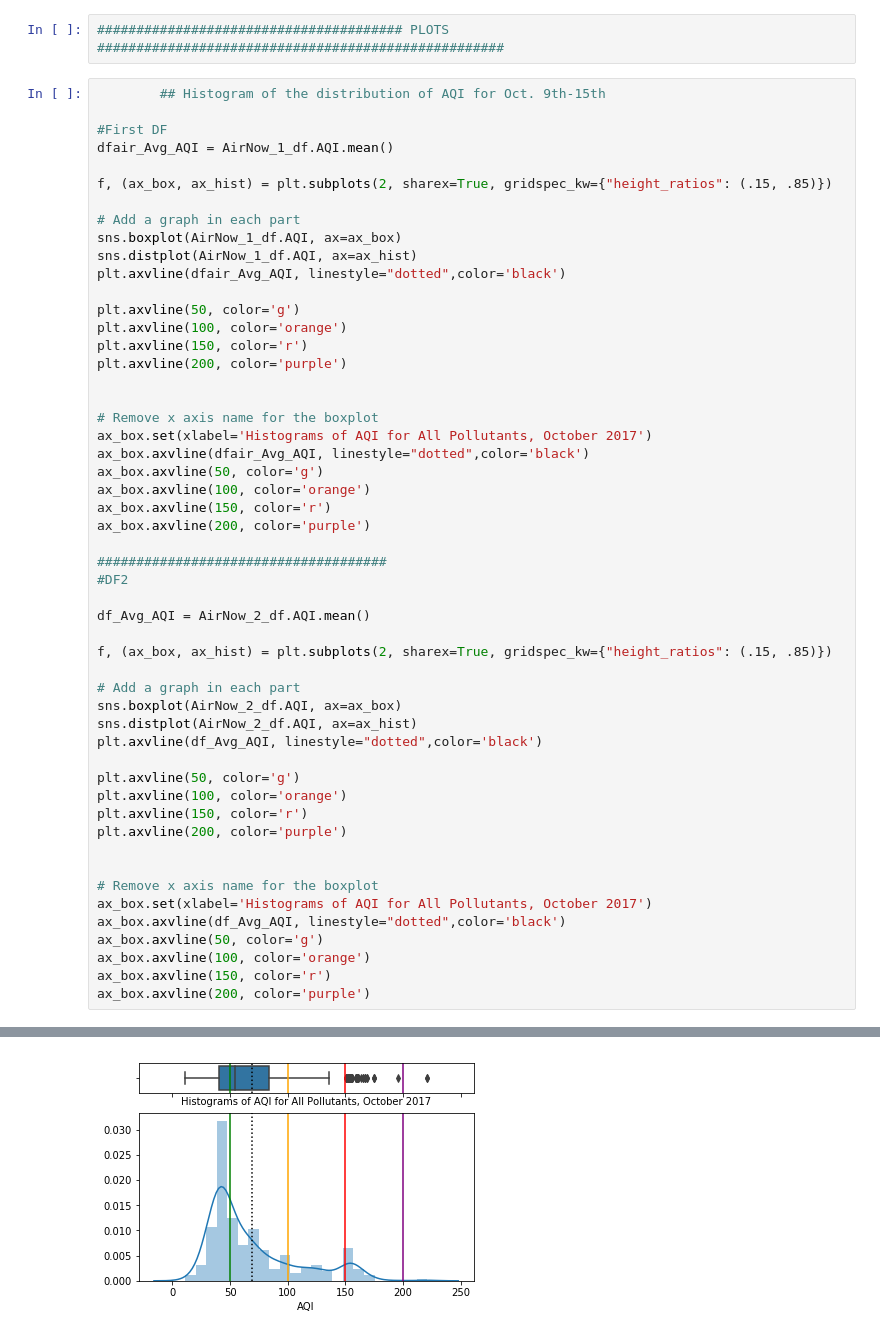
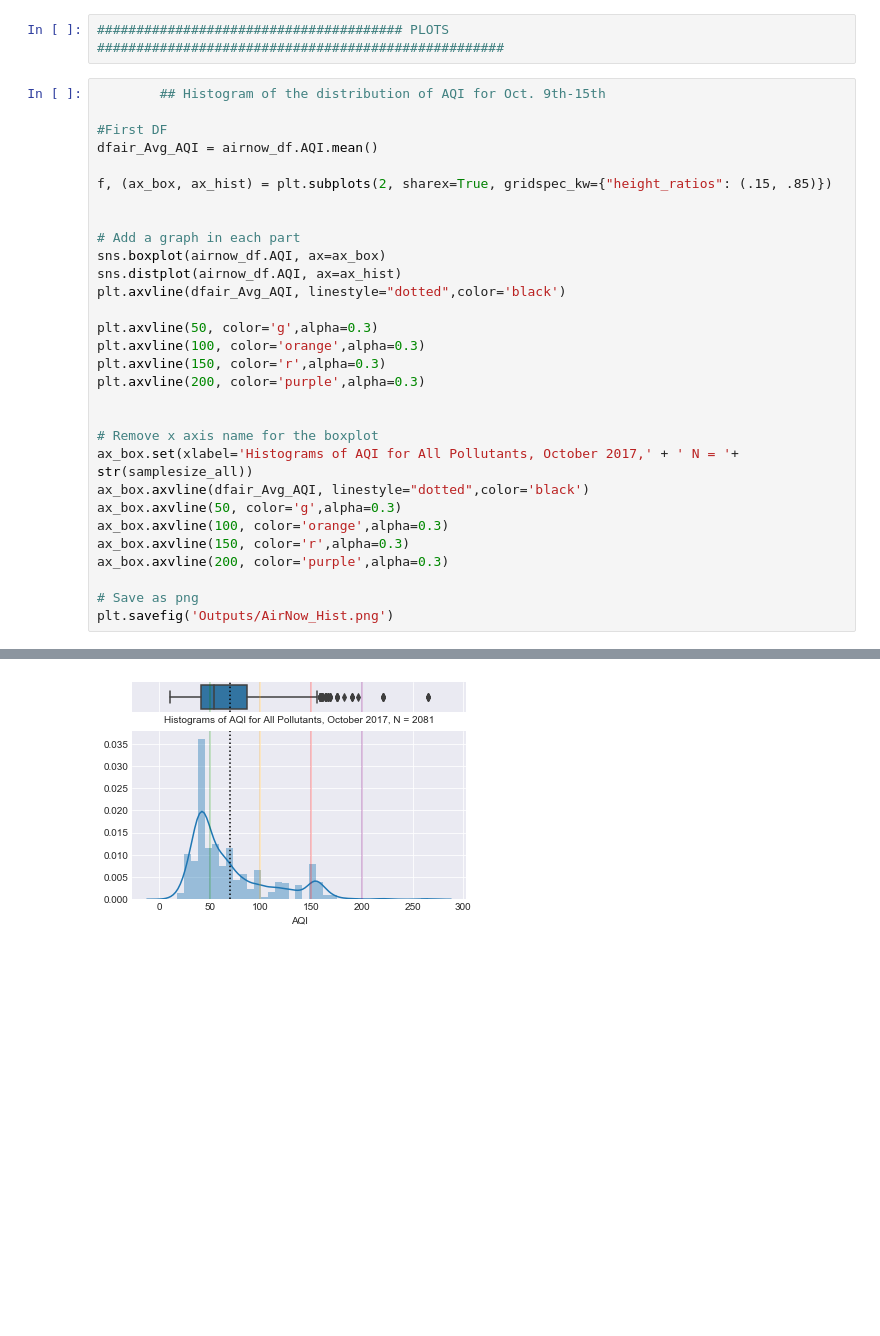
Before and after one commit to HP-Nunes/airQualityInTheBayArea_October2017, a Jupyter notebook: Push_to_Master/Master_Notebook.ipynb, the cells around one changed output, grey strips where cells are left out. Cells and saved outputs as stored; diff of their text form; blank space fills up the shorter version.

```diff
--- a/Push_to_Master/Master_Notebook.ipynb
+++ b/Push_to_Master/Master_Notebook.ipynb
@@ -281,52 +384,30 @@ Name: AQI, dtype: float64
         ## Histogram of the distribution of AQI for Oct. 9th-15th
 
 #First DF
-dfair_Avg_AQI = AirNow_1_df.AQI.mean()
+dfair_Avg_AQI = airnow_df.AQI.mean()
 
 f, (ax_box, ax_hist) = plt.subplots(2, sharex=True, gridspec_kw={"height_ratios": (.15, .85)})
 
+
 # Add a graph in each part
-sns.boxplot(AirNow_1_df.AQI, ax=ax_box)
-sns.distplot(AirNow_1_df.AQI, ax=ax_hist)
+sns.boxplot(airnow_df.AQI, ax=ax_box)
+sns.distplot(airnow_df.AQI, ax=ax_hist)
 plt.axvline(dfair_Avg_AQI, linestyle="dotted",color='black')
 
-plt.axvline(50, color='g')
-plt.axvline(100, color='orange')
-plt.axvline(150, color='r')
-plt.axvline(200, color='purple')
+plt.axvline(50, color='g',alpha=0.3)
+plt.axvline(100, color='orange',alpha=0.3)
+plt.axvline(150, color='r',alpha=0.3)
+plt.axvline(200, color='purple',alpha=0.3)
 
 
 # Remove x axis name for the boxplot
-ax_box.set(xlabel='Histograms of AQI for All Pollutants, October 2017')
+ax_box.set(xlabel='Histograms of AQI for All Pollutants, October 2017,' + ' N = '+ str(samplesize_all))
 ax_box.axvline(dfair_Avg_AQI, linestyle="dotted",color='black')
-ax_box.axvline(50, color='g')
-ax_box.axvline(100, color='orange')
-ax_box.axvline(150, color='r')
-ax_box.axvline(200, color='purple')
+ax_box.axvline(50, color='g',alpha=0.3)
+ax_box.axvline(100, color='orange',alpha=0.3)
+ax_box.axvline(150, color='r',alpha=0.3)
+ax_box.axvline(200, color='purple',alpha=0.3)
 
-#####################################
-#DF2
-
-df_Avg_AQI = AirNow_2_df.AQI.mean()
-
-f, (ax_box, ax_hist) = plt.subplots(2, sharex=True, gridspec_kw={"height_ratios": (.15, .85)})
-
-# Add a graph in each part
-sns.boxplot(AirNow_2_df.AQI, ax=ax_box)
-sns.distplot(AirNow_2_df.AQI, ax=ax_hist)
-plt.axvline(df_Avg_AQI, linestyle="dotted",color='black')
-
-plt.axvline(50, color='g')
-plt.axvline(100, color='orange')
-plt.axvline(150, color='r')
-plt.axvline(200, color='purple')
-
-
-# Remove x axis name for the boxplot
-ax_box.set(xlabel='Histograms of AQI for All Pollutants, October 2017')
-ax_box.axvline(df_Avg_AQI, linestyle="dotted",color='black')
-ax_box.axvline(50, color='g')
-ax_box.axvline(100, color='orange')
-ax_box.axvline(150, color='r')
-ax_box.axvline(200, color='purple')
+# Save as png
+plt.savefig('Outputs/AirNow_Hist.png')
 # %% [output]
@@ -334 +414 @@ ax_box.axvline(200, color='purple')
-[figure, old version]
+[figure, new version]
```
Also changed, not shown: parts of 17 cells of this notebook, 11 other files.
